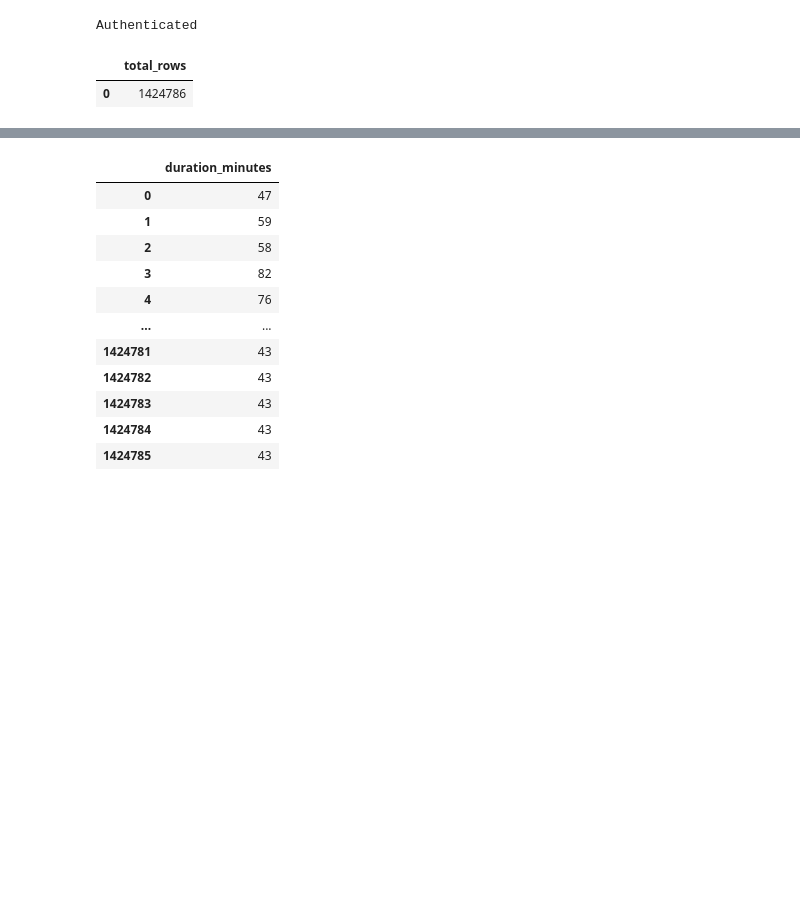
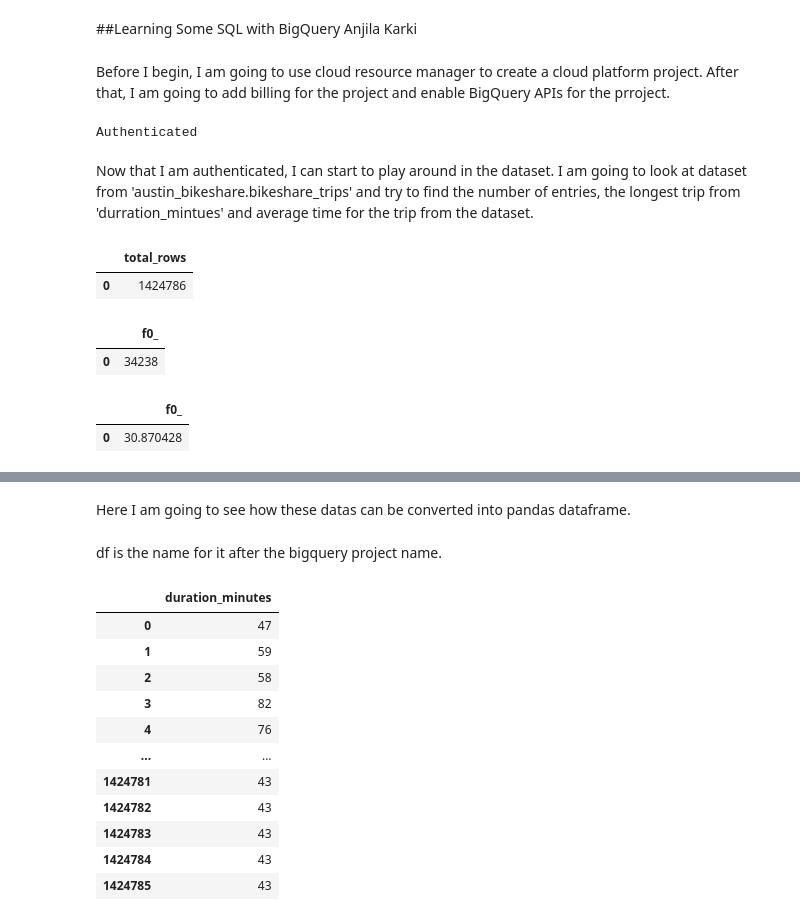
Before and after one commit to anjilakarkigit/dataVisualization, a Jupyter notebook: BigQuery.ipynb, the cells around one changed output, grey strips where cells are left out. Cells and saved outputs as stored; diff of their text form; code cells hidden in the pictures; blank space fills up the shorter version.

```diff
--- a/BigQuery.ipynb
+++ b/BigQuery.ipynb
@@ -1,11 +1,18 @@
 # %% [markdown]
 <a href="https://colab.research.google.com/github/anjilakarkigit/dataVisualization/blob/main/BigQuery.ipynb" target="_parent"><img src="https://colab.research.google.com/assets/colab-badge.svg" alt="Open In Colab"/></a>
+# %% [markdown]
+##Learning Some SQL with BigQuery
+Anjila Karki
+# %% [markdown]
+Before I begin, I am going to use cloud resource manager to create a cloud platform project. After that, I am going to add billing for the project and enable BigQuery APIs for the prroject.
 # %%
 from google.colab import auth
 auth.authenticate_user()
 print('Authenticated')
 # %% [output]
 Authenticated
+# %% [markdown]
+Now that I am authenticated, I can start to play around in the dataset. I am going to look at dataset from 'austin_bikeshare.bikeshare_trips' and try to find the number of entries, the longest trip from 'durration_mintues' and average time for the trip from the dataset.
 # %%
 %%bigquery --project data-visualization-class-sql
 SELECT
@@ -14,6 +21,22 @@ FROM `bigquery-public-data.austin_bikeshare.bikeshare_trips`
 # %% [output]
 |  | total_rows |
 | 0 | 1424786 |
+# %%
+%%bigquery --project data-visualization-class-sql
+SELECT
+  MAX(duration_minutes)
+FROM `bigquery-public-data.austin_bikeshare.bikeshare_trips`
+# %% [output]
+|  | f0_ |
+| 0 | 34238 |
+# %%
+%%bigquery --project data-visualization-class-sql
+SELECT
+  AVG(duration_minutes)
+FROM `bigquery-public-data.austin_bikeshare.bikeshare_trips`
+# %% [output]
+|  | f0_ |
+| 0 | 30.870428 |
 # %%
 %%bigquery --project data-visualization-class-sql
 SELECT *
@@ -26,6 +49,10 @@ LIMIT 5
 | 2 | 9900285989 | 24-Hour Kiosk (Austin B-cycle) | 203 | 2014-10-26 15:12:00+00:00 | 2712 | Toomey Rd @ South Lamar | 2712 | ... |
 | 3 | 9900285991 | 24-Hour Kiosk (Austin B-cycle) | 101 | 2014-10-26 15:12:00+00:00 | 2712 | Toomey Rd @ South Lamar | 2712 | ... |
 | 4 | 9900286140 | 24-Hour Kiosk (Austin B-cycle) | 242 | 2014-10-26 18:12:00+00:00 | 2541 | State Capitol @ 14th & Colorado | 2541 | ... |
+# %% [markdown]
+Here I am going to see how these datas can be converted into pandas dataframe.
+# %% [markdown]
+df is the name  for it after the bigquery project name.
 # %%
 %%bigquery --project data-visualization-class-sql df
 SELECT
```
